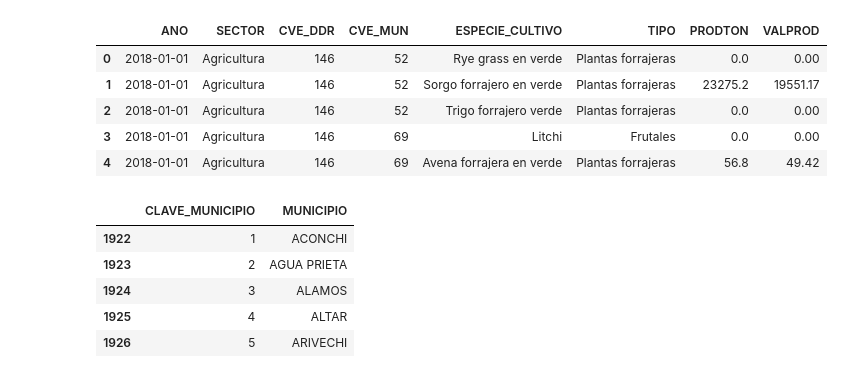
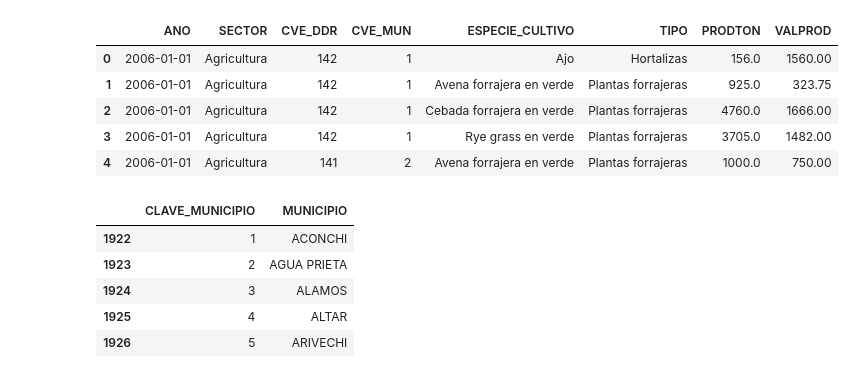
Before and after one commit to empleo-inducido/Trabajos_Generados, a Jupyter notebook: angel.ipynb, the cells around one changed output. Saved outputs shown, nothing was run; the diff lists cells and outputs as text; code cells hidden in the pictures.

```diff
--- a/angel.ipynb
+++ b/angel.ipynb
@@ -56,15 +56,15 @@ fig = px.line(empleos, x='fecha', y='asegurados', color='rango_edad', facet_col=
 fig.update_yaxes(matches=None)
 fig.show()
 # %%
-agp = pd.read_csv('data/tidy_agricultura_ganaderia_pesca.csv')
+agp = pd.read_csv('tidy/tidy_agricultura_ganaderia_pesca.csv')
 agp.head()
 # %% [output]
 |  | ANO | SECTOR | CVE_DDR | CVE_MUN | ESPECIE_CULTIVO | TIPO | PRODTON | VALPROD |
-| 0 | 2018-01-01 | Agricultura | 146 | 52 | Rye grass en verde | Plantas forrajeras | 0.0 | 0.00 |
-| 1 | 2018-01-01 | Agricultura | 146 | 52 | Sorgo forrajero en verde | Plantas forrajeras | 23275.2 | 19551.17 |
-| 2 | 2018-01-01 | Agricultura | 146 | 52 | Trigo forrajero verde | Plantas forrajeras | 0.0 | 0.00 |
-| 3 | 2018-01-01 | Agricultura | 146 | 69 | Litchi | Frutales | 0.0 | 0.00 |
-| 4 | 2018-01-01 | Agricultura | 146 | 69 | Avena forrajera en verde | Plantas forrajeras | 56.8 | 49.42 |
+| 0 | 2006-01-01 | Agricultura | 142 | 1 | Ajo | Hortalizas | 156.0 | 1560.00 |
+| 1 | 2006-01-01 | Agricultura | 142 | 1 | Avena forrajera en verde | Plantas forrajeras | 925.0 | 323.75 |
+| 2 | 2006-01-01 | Agricultura | 142 | 1 | Cebada forrajera en verde | Plantas forrajeras | 4760.0 | 1666.00 |
+| 3 | 2006-01-01 | Agricultura | 142 | 1 | Rye grass en verde | Plantas forrajeras | 3705.0 | 1482.00 |
+| 4 | 2006-01-01 | Agricultura | 141 | 2 | Avena forrajera en verde | Plantas forrajeras | 1000.0 | 750.00 |
 # %%
 # Agrupamos valores de fecha para sumar el valor producido por sector economico
 agp_anual = agp[['ANO', 'SECTOR', 'PRODTON', 'VALPROD']].groupby(['ANO', 'SECTOR']).sum().reset_index()
```
Also changed, not shown: parts of 6 cells of this notebook, 1 other file.
